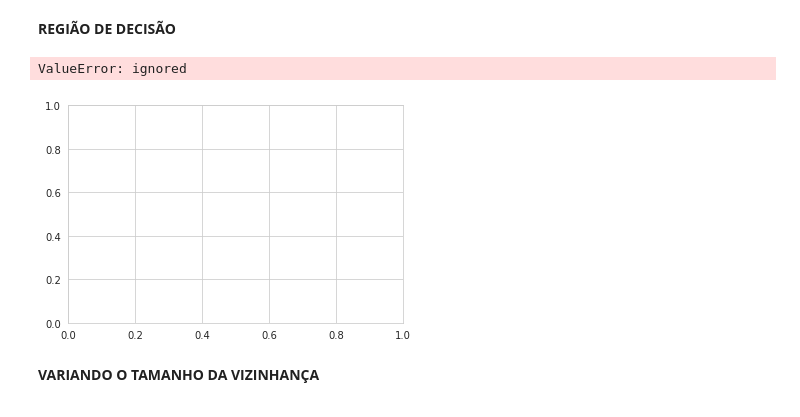
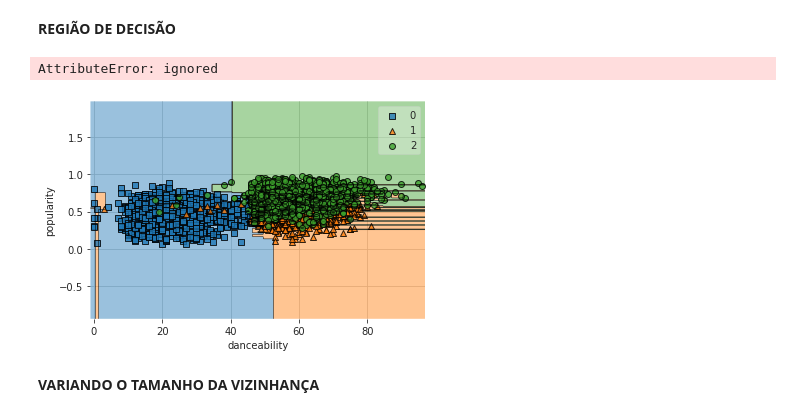
Before and after one commit to albanoxdz/UFPE_ModPD, a Jupyter notebook: music_genre.ipynb, the cells around one changed output. Saved outputs shown, nothing was run; the diff lists cells and outputs as text; code cells hidden in the pictures.

```diff
--- a/music_genre.ipynb
+++ b/music_genre.ipynb
@@ -23,7 +24,9 @@ warnings.filterwarnings('ignore')
 #Carregando o dataset
 df = pd.read_csv('https://raw.githubusercontent.com/albanoxdz/UFPE_ModPD/main/music_genre.csv')
 #dataset = df.query('music_genre == "Hip-Hop" | music_genre == "Classical" | music_genre == "Anime"')
-dataset = df.query('music_genre == "Jazz" | music_genre == "Classical" | music_genre == "Rock"')
+#dataset = df.query('music_genre == "Jazz" | music_genre == "Classical" | music_genre == "Rock"') | music_genre == "Classical"
+dataset = df.query('music_genre == "Anime" | music_genre == "Hip-Hop" | music_genre == "Rock"')
+#dataset = df
 # %%
 print("Quantas classes existem nesse dataset?\n%d" %(len(dataset["music_genre"].unique())))
 print("\nQuantas instâncias existem no dataset?\n%d" %(len(dataset)))
@@ -101,10 +58,11 @@ dataset
 **SEPARANDO O CONJUNTO DE DADOS**
 # %%
 #Vamos usar somente duas features SepalLengthCm e SepalWidthCm
-X = dataset.iloc[:,[3,7]]
+X = dataset.iloc[:,[3,5]]
 y = dataset.iloc[:,[17]]
 
 print(X.values)
+print(y.values)
 
 #Separando o conjunto de dados em treinamento e teste
 X_train, X_test, y_train, y_test = train_test_split(X, y)
@@ -220,17 +225,18 @@ Acurácia média (desvio): nan +- (nan)
 # %% [markdown]
 **REGIÃO DE DECISÃO**
 # %%
-plot_decision_regions(np.array([X_test["popularity"].values, X_test["acousticness"].values, X_test["danceability"].values, X_test["energy"].values, X_test["instrumentalness"].values, X_test["liveness"].values, X_test["loudness"].values, X_test["speechiness"].values, X_test["valence"].values]).T, y_test.values.reshape(-1,1).T[0], model)
+#plot_decision_regions(np.array([X_test["popularity"].values, X_test["acousticness"].values, X_test["danceability"].values, X_test["energy"].values, X_test["instrumentalness"].values, X_test["liveness"].values, X_test["loudness"].values, X_test["speechiness"].values, X_test["valence"].values]).T, y_test.values.reshape(-1,1).T[0], model)
 #plot_decision_regions(np.array([X_test["popularity"].values, X_test["acousticness"].values], X_test["danceability"].values], X_test["energy"].values], X_test["instrumentalness"].values], X_test["liveness"].values]]).T, y_test.values.reshape(-1,1).T[0], model)
 #, X_test["loudness"].values], X_test["speechiness"].values], X_test["valence"].values]
-plt.xlabel("popularity")
-plt.ylabel("energy")
+plot_decision_regions(np.array([X_test["popularity"].values, X_test["danceability"].values]).T, y_test.values.reshape(-1,1).T[0], model)
+plt.xlabel("danceability")
+plt.ylabel("popularity")
 
 plt.title(model.__class__.__name__ + " k = " + str(model.n_neighbors))
 plt.show()
 # %% [output]
-ValueError: ignored
+AttributeError: ignored
-[figure, old version]
+[figure, new version]
 # %% [markdown]
 **VARIANDO O TAMANHO DA VIZINHANÇA**
 # %%
```
Also changed, not shown: parts of 10 cells of this notebook.
